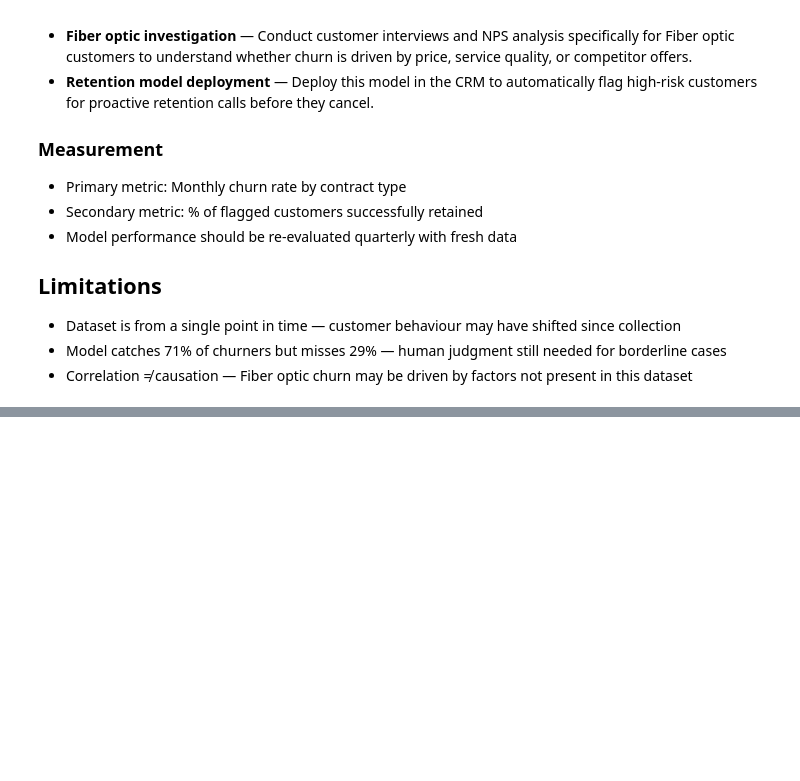
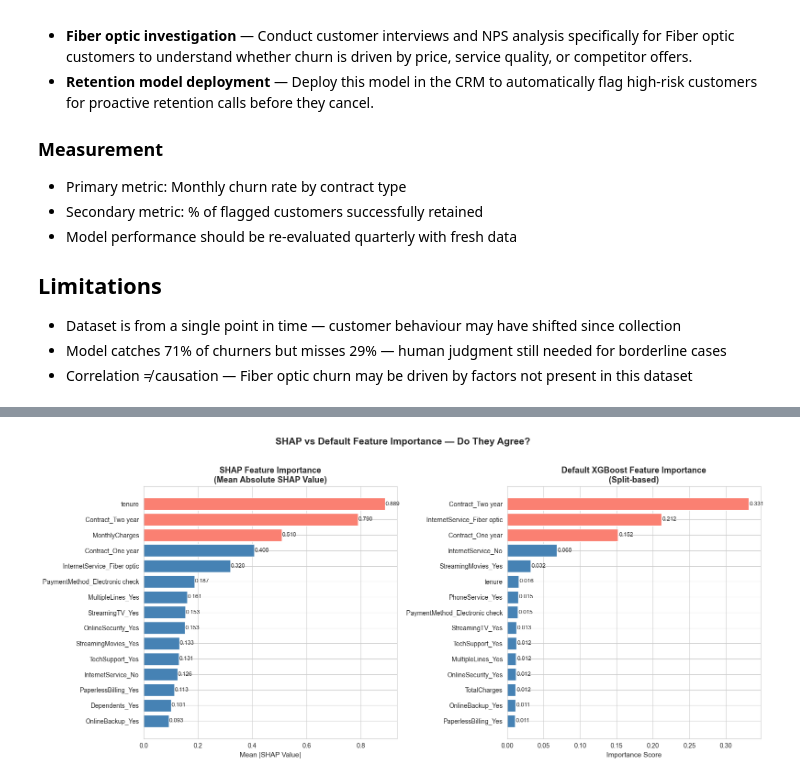
Before and after one commit to adamfaik/churn-prediction, a Jupyter notebook: churn_analysis.ipynb, the cells around one changed output, grey strips where cells are left out. Saved outputs shown, nothing was run; the diff lists cells and outputs as text; code cells hidden in the pictures; blank space fills up the shorter version.

Commit message:
Address reviewer feedback: remove leaky feature, add cost analysis, SHAP values

```diff
--- a/churn_analysis.ipynb
+++ b/churn_analysis.ipynb
@@ -967,0 +1331,74 @@ Our model identified three dominant predictors of customer churn:
+# %%
+# --- SHAP Summary Plot ---
+
+# Calculate mean absolute SHAP value per feature
+# This tells us: on average, how much did each feature move the prediction?
+# We take absolute values because we care about magnitude, not direction
+shap_importance = pd.DataFrame({
+    'Feature': X_test_c.columns,
+    'SHAP Importance': abs(shap_values).mean(axis=0)  # average across all customers
+})
+
+# Sort by importance
+shap_importance = shap_importance.sort_values('SHAP Importance', ascending=False)
+
+# Plot top 15 features
+fig, axes = plt.subplots(1, 2, figsize=(16, 7))
+
+# --- Left chart: SHAP importance ---
+top15_shap = shap_importance.head(15)
+colors_shap = ['salmon' if i < 3 else 'steelblue' for i in range(15)]
+
+axes[0].barh(
+    top15_shap['Feature'][::-1],
+    top15_shap['SHAP Importance'][::-1],
+    color=colors_shap[::-1]
+)
+axes[0].set_title('SHAP Feature Importance\n(Mean Absolute SHAP Value)',
+                   fontsize=13, fontweight='bold')
+axes[0].set_xlabel('Mean |SHAP Value|', fontsize=11)
+
+# Add value labels
+for i, (val, feat) in enumerate(zip(
+    top15_shap['SHAP Importance'][::-1],
+    top15_shap['Feature'][::-1]
+)):
+    axes[0].text(val + 0.001, i, f'{val:.3f}', va='center', fontsize=9)
+
+# --- Right chart: Original XGBoost importance for comparison ---
+top15_orig = importance_df.head(15)
+colors_orig = ['salmon' if i < 3 else 'steelblue' for i in range(15)]
+
+axes[1].barh(
+    top15_orig['Feature'][::-1],
+    top15_orig['Importance'][::-1],
+    color=colors_orig[::-1]
+)
+axes[1].set_title('Default XGBoost Feature Importance\n(Split-based)',
+                   fontsize=13, fontweight='bold')
+axes[1].set_xlabel('Importance Score', fontsize=11)
+
+# Add value labels
+for i, (val, feat) in enumerate(zip(
+    top15_orig['Importance'][::-1],
+    top15_orig['Feature'][::-1]
+)):
+    axes[1].text(val + 0.001, i, f'{val:.3f}', va='center', fontsize=9)
+
+plt.suptitle('SHAP vs Default Feature Importance — Do They Agree?',
+             fontsize=15, fontweight='bold', y=1.02)
+plt.tight_layout()
+plt.show()
+
+# Print ranking comparison
+print("\n=== Feature Ranking Comparison ===")
+print(f"{'Rank':<6} {'SHAP':<35} {'Default XGBoost':<35}")
+print("-" * 76)
+for i, (shap_feat, orig_feat) in enumerate(zip(
+    shap_importance['Feature'].head(10),
+    importance_df['Feature'].head(10)
+), 1):
+    match = "✅" if shap_feat == orig_feat else "⚠️"
+    print(f"{i:<6} {shap_feat:<35} {orig_feat:<35} {match}")
+# %% [output]
+[figure, added]
```
Also changed, not shown: parts of 12 cells of this notebook.
